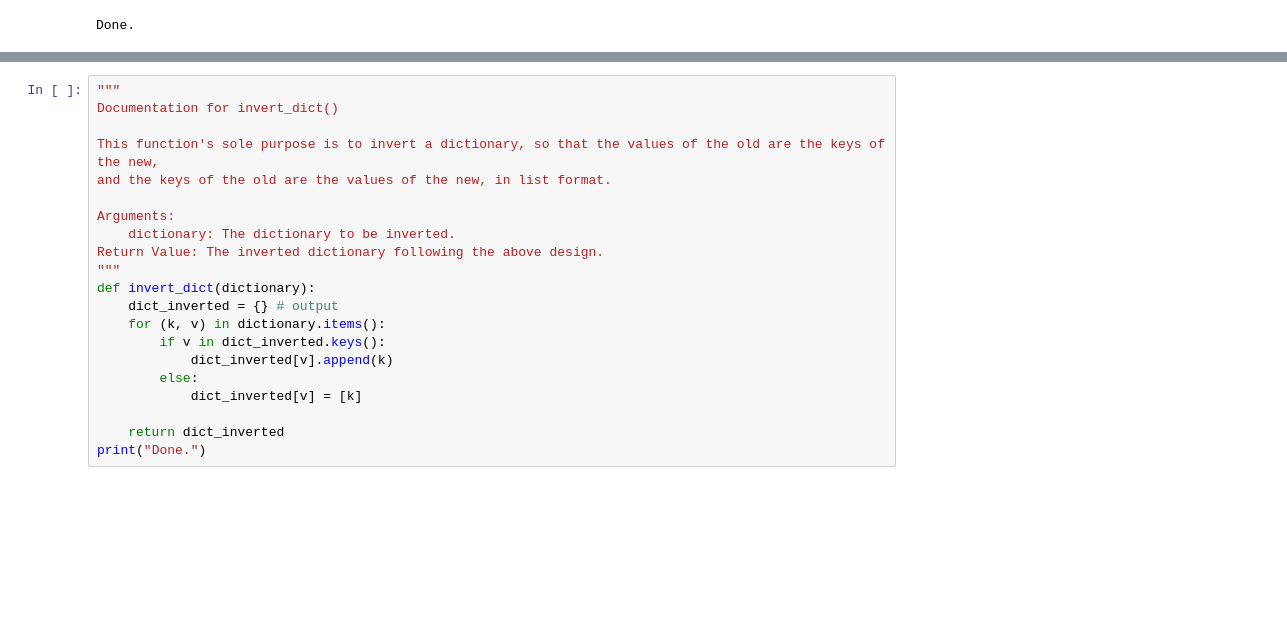
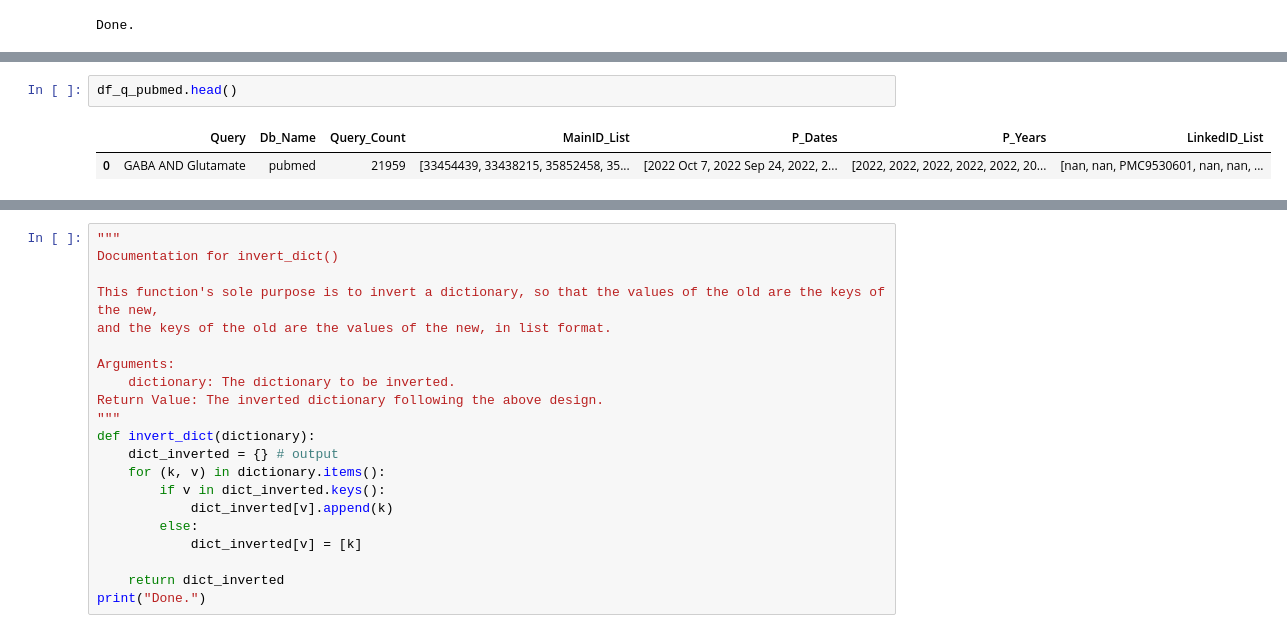
Before and after one commit to DanielTatem11/IR-IEPipelineForBioMedResearch, a Jupyter notebook: SimplifiedRetrievalPipeline.ipynb, the cells around one changed output, grey strips where cells are left out. Drawn from its saved outputs; the diff is of its cells as text; blank space fills up the shorter version.

```diff
--- a/SimplifiedRetrievalPipeline.ipynb
+++ b/SimplifiedRetrievalPipeline.ipynb
@@ -298,6 +296,11 @@ def fetch_pubmed(ids):
 print("Done.")
 # %% [output]
 Done.
+# %%
+df_q_pubmed.head()
+# %% [output]
+|  | Query | Db_Name | Query_Count | MainID_List | P_Dates | P_Years | LinkedID_List |
+| 0 | GABA AND Glutamate | pubmed | 21959 | [33454439, 33438215, 35852458, 35... | [2022 Oct 7, 2022 Sep 24, 2022, 2... | [2022, 2022, 2022, 2022, 2022, 20... | [nan, nan, PMC9530601, nan, nan, ... |
 # %%
 records_pubmed = fetch_pubmed(df_q_pubmed['MainID_List'])
 
```
Also changed, not shown: parts of 13 cells of this notebook.
